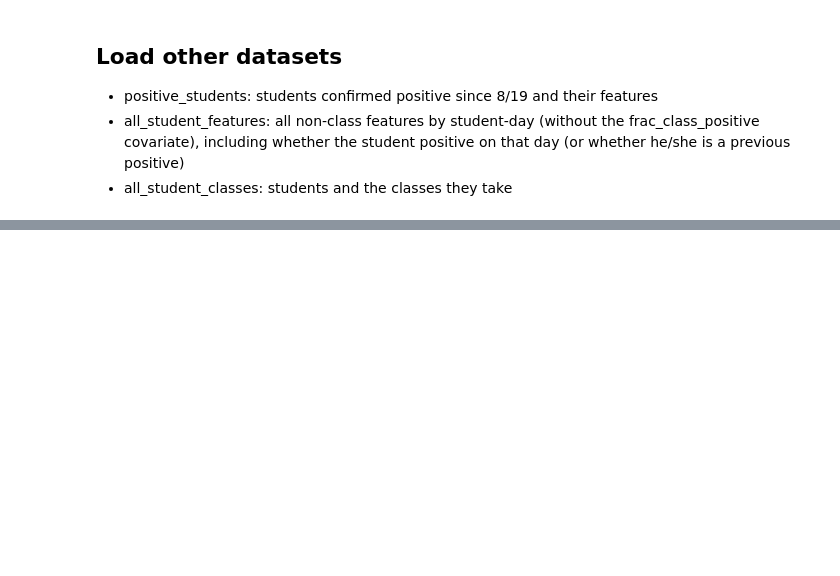
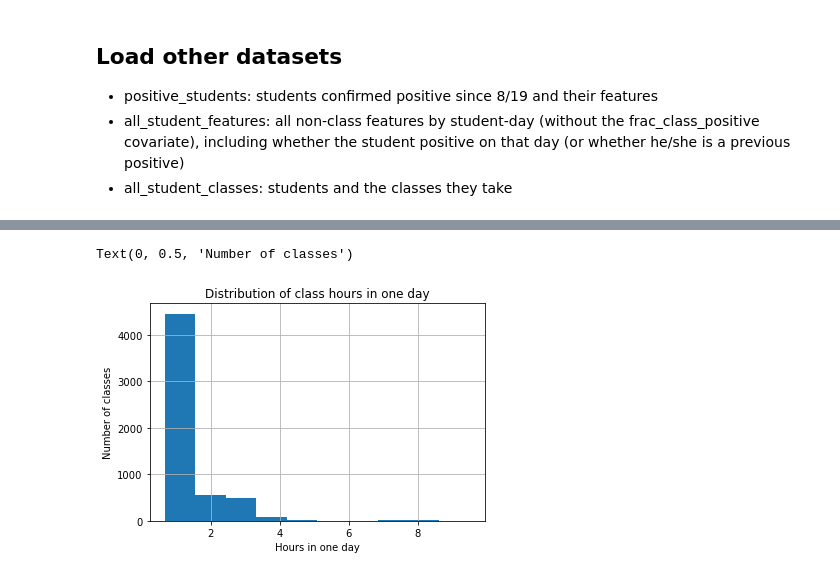
Before and after one commit to zyyjjj/classroom_transmission, a Jupyter notebook: notebooks/01262023_process_class_schedule_data.ipynb, the cells around one changed output, grey strips where cells are left out. Drawn from its saved outputs; the diff is of its cells as text; code cells hidden in the pictures; blank space fills up the shorter version.

Commit message:
finalize NB for processing class schedules

```diff
--- a/notebooks/01262023_process_class_schedule_data.ipynb
+++ b/notebooks/01262023_process_class_schedule_data.ipynb
@@ -254,3 +254,5 @@ class_schedule
 * positive_students: students confirmed positive since 8/19 and their features
 * all_student_features: all non-class features by student-day (without the frac_class_positive covariate), including whether the student positive on that day (or whether he/she is a previous positive)
 * all_student_classes: students and the classes they take
+# %%
+class_schedule = pd.read_csv('class_schedule.csv', index_col = 0)
@@ -256,0 +275,8 @@ class_schedule
+# %%
+class_schedule.hist('daily_class_hours')
+plt.title('Distribution of class hours in one day')
+plt.xlabel('Hours in one day')
+plt.ylabel('Number of classes')
+# %% [output]
+Text(0, 0.5, 'Number of classes')
+[figure, added]
```
Also changed, not shown: parts of 1 cell of this notebook.
